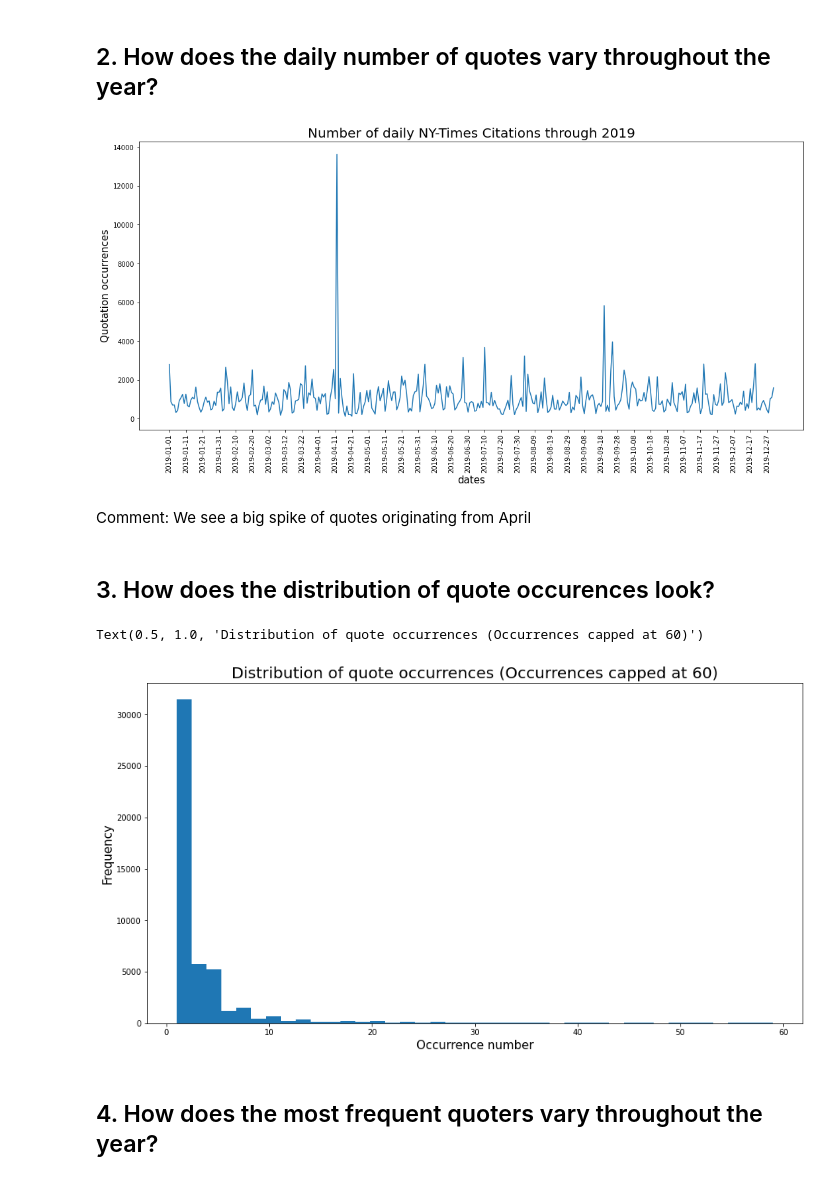
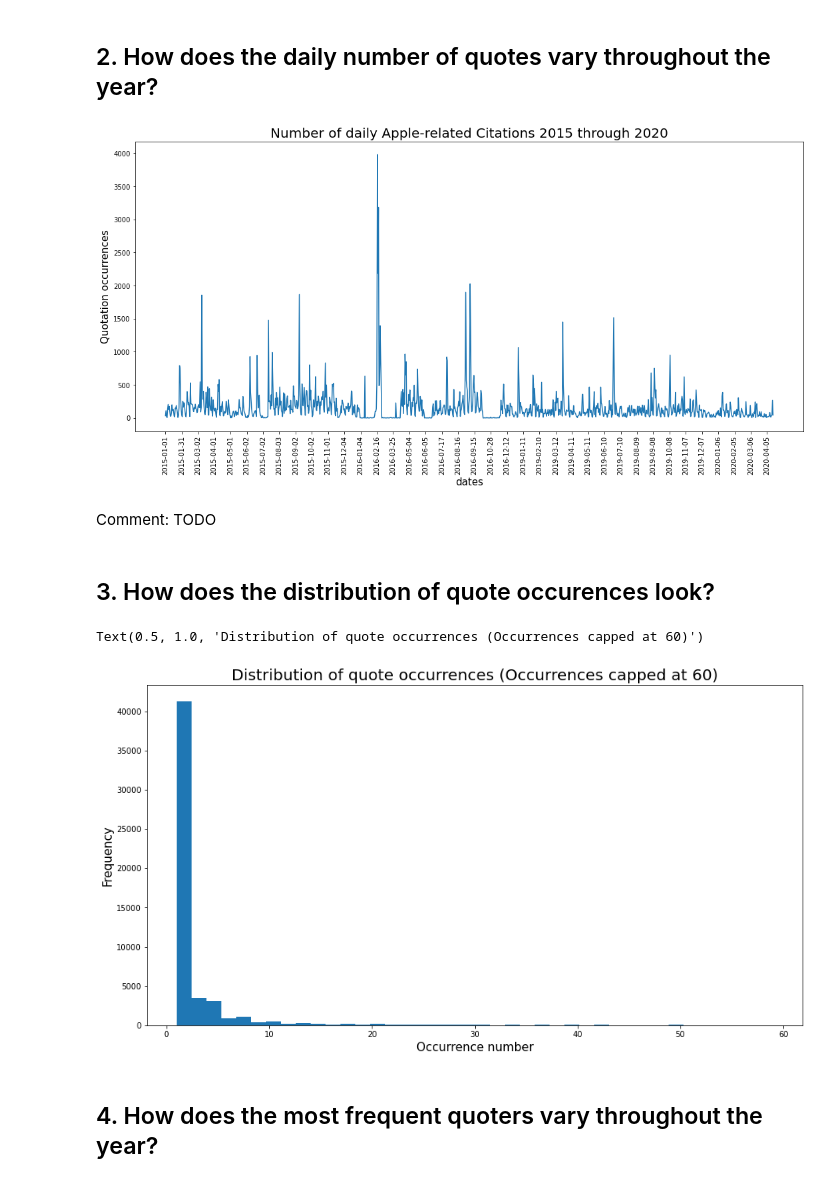
Before and after one commit to epfl-ada/ada-2021-project-club6analysis, a Jupyter notebook: ADA_initial_analysis.ipynb, the cells around one changed output. Drawn from its saved outputs; the diff is of its cells as text; code cells hidden in the pictures.

```diff
--- a/ADA_initial_analysis.ipynb
+++ b/ADA_initial_analysis.ipynb
@@ -53,4 +11,10 @@ def generate_data_model(data,n):
 # %% [markdown]
 We will load a subset of the data. Loading 50.000 quotes:
+# %%
+df = pd.read_csv("data/quotes-2020-apple-filter.csv",sep=";")
+df = df.append(pd.read_csv("data/quotes-2019-apple-filter.csv",sep=";"))
+df = df.append(pd.read_csv("data/quotes-2016-apple-filter.csv",sep=";"))
+df = df.append(pd.read_csv("data/quotes-2015-apple-filter.csv",sep=";"))
+#df = df.append(pd.read_csv("data/quotes-2017-apple-filter.csv",sep=";"))
 # %%
-df = generate_data_model(data,50000)
+df
@@ -80,17 +56,17 @@ df['date_clean'] = df.apply(lambda x: x['date'][:10],axis=1)
 # %%
 time = df.groupby(['date_clean']).sum().index
 quote_num = df.groupby(['date_clean']).sum()['numOccurrences']
 fig,ax = plt.subplots(figsize=(18,8))
 ax.plot(time,quote_num)
 ax.set_xlabel("dates",size=15)
-plt.xticks(time[::10],rotation=90)
+plt.xticks(time[::30],rotation=90)
 ax.set_ylabel("Quotation occurrences",size=15)
-ax.set_title("Number of daily NY-Times Citations through 2019",size=20)
+ax.set_title("Number of daily Apple-related Citations 2015 through 2020",size=20)
 plt.show()
 # %% [output]
-[figure, old version]
+[figure, new version]
 # %% [markdown]
-Comment: We see a big spike of quotes originating from April
+Comment: TODO
 # %% [markdown]
 ## 3. How does the distribution of quote occurences look?
 # %%
@@ -101,7 +77,7 @@ ax.set_ylabel("Frequency",size=15)
 ax.set_title("Distribution of quote occurrences (Occurrences capped at 60)",size=20)
 # %% [output]
 Text(0.5, 1.0, 'Distribution of quote occurrences (Occurrences capped at 60)')
-[figure, old version]
+[figure, new version]
 # %% [markdown]
 ## 4. How does the most frequent quoters vary throughout the year?
 # %%
```
Also changed, not shown: parts of 11 cells of this notebook.
